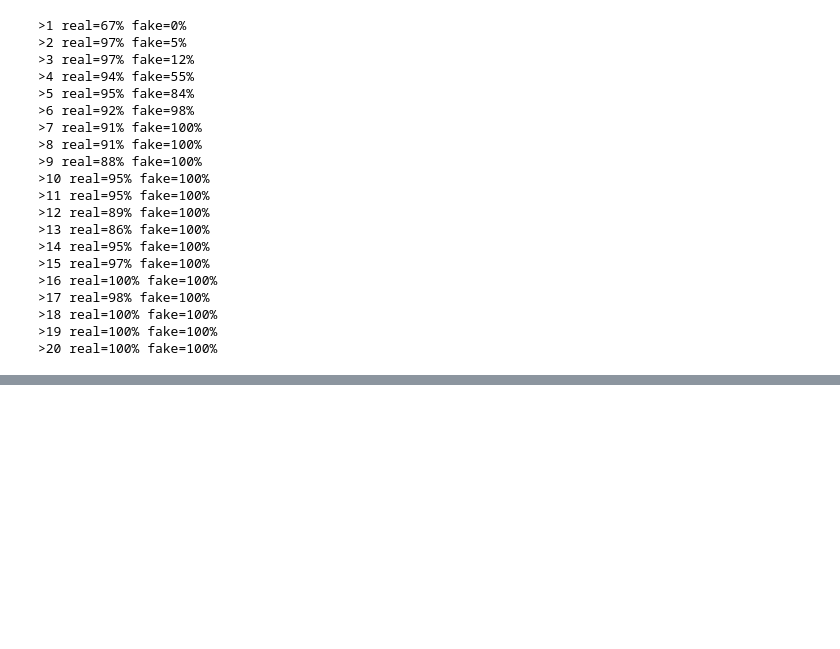
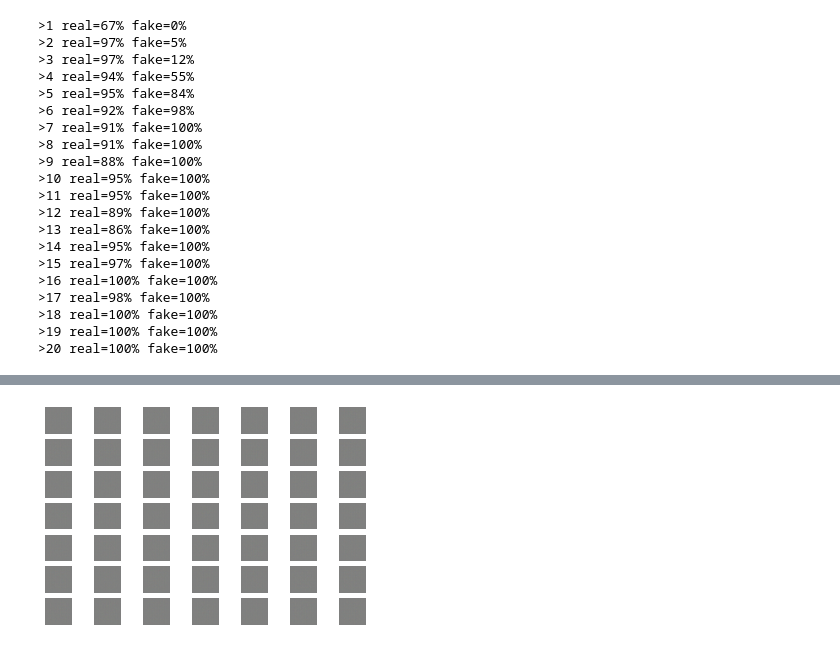
Before and after one commit to xinnnix/python_practice, a Jupyter notebook: GANsWithPython/chapter_8/cifar10.ipynb, the cells around one changed output, grey strips where cells are left out. Cells and saved outputs as stored; diff of their text form; code cells hidden in the pictures; blank space fills up the shorter version.

```diff
--- a/GANsWithPython/chapter_8/cifar10.ipynb
+++ b/GANsWithPython/chapter_8/cifar10.ipynb
@@ -181,0 +233,33 @@ train_discriminator(model, dataset)
+# %%
+# generate points in latent space as input for the generator
+def generate_latent_points(latent_dim, n_samples):
+    # generate points in the latent space
+    x_input = randn(latent_dim*n_samples)
+    # reshape into a batch of inputs for the network
+    x_input = x_input.reshape(n_samples, latent_dim)
+    return x_input
+# %%
+# use the generator to generate n fake examples, with class labels
+def generate_fake_samples(g_model, latent_dim, n_samples):
+    # generate points in latent space
+    x_input = generate_latent_points(latent_dim, n_samples)
+    # predict outputs
+    X = g_model.predict(x_input)
+    # create 'fake' class labels
+    y = zeros((n_samples,1))
+    return X, y
+# %%
+latent_dim = 100
+model = define_generator(latent_dim)
+n_samples = 49
+X, _ = generate_fake_samples(model, latent_dim, n_samples)
+
+X = (X + 1) / 2.0
+
+for i in range(n_samples):
+    pyplot.subplot(7,7,1+i)
+    pyplot.axis('off')
+    pyplot.imshow(X[i])
+pyplot.show()
+# %% [output]
+[figure, added]
```
Also changed, not shown: parts of 9 cells of this notebook, 4 other files.
